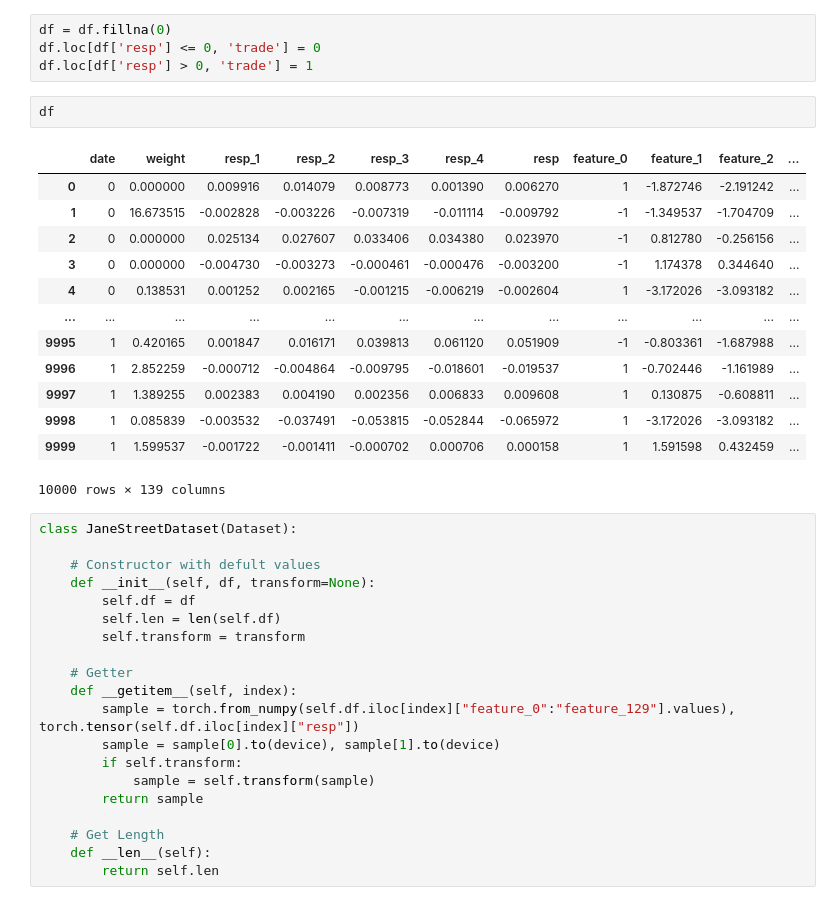
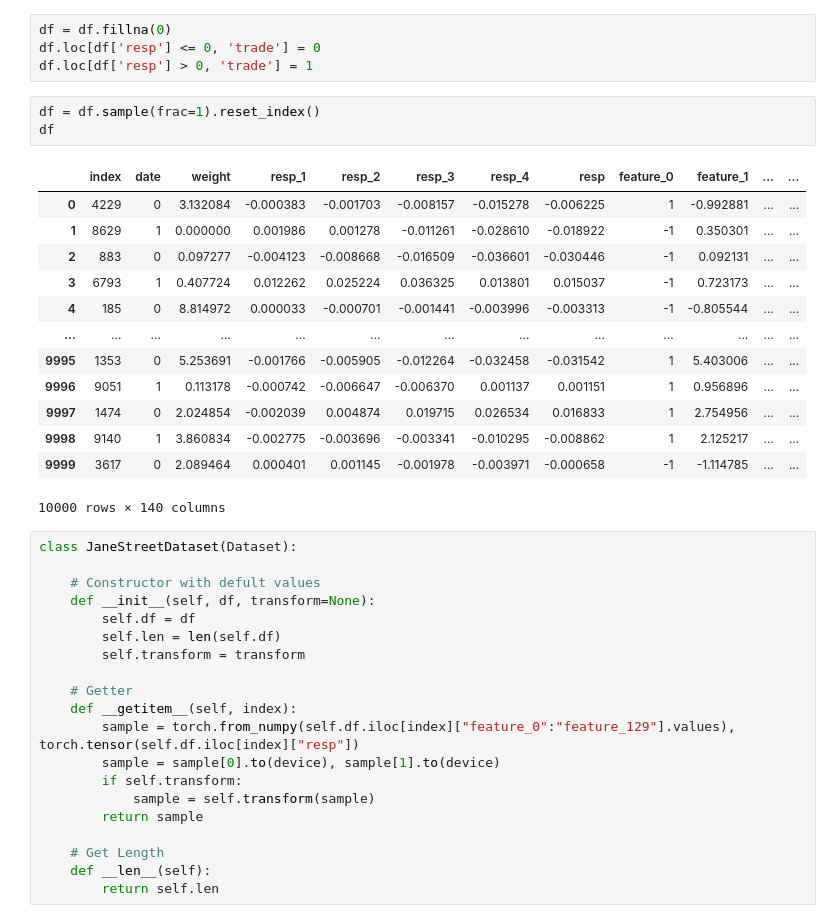
Before and after one commit to mcXrd/janestreet, a Jupyter notebook: janestreet_1.ipynb, the cells around one changed output. Saved outputs shown, nothing was run; the diff lists cells and outputs as text.

```diff
--- a/janestreet_1.ipynb
+++ b/janestreet_1.ipynb
@@ -18,22 +24,23 @@ df = pd.read_csv("/home/vaclavmatejka/devel/janestreet/jane-street-market-predic
 df = df.fillna(0)
 df.loc[df['resp'] <= 0, 'trade'] = 0
 df.loc[df['resp'] > 0, 'trade'] = 1
-# %%
-df
-# %% [output]
-|  | date | weight | resp_1 | resp_2 | resp_3 | resp_4 | resp | feature_0 | feature_1 | feature_2 | ... |
-| 0 | 0 | 0.000000 | 0.009916 | 0.014079 | 0.008773 | 0.001390 | 0.006270 | 1 | -1.872746 | -2.191242 | ... |
-| 1 | 0 | 16.673515 | -0.002828 | -0.003226 | -0.007319 | -0.011114 | -0.009792 | -1 | -1.349537 | -1.704709 | ... |
-| 2 | 0 | 0.000000 | 0.025134 | 0.027607 | 0.033406 | 0.034380 | 0.023970 | -1 | 0.812780 | -0.256156 | ... |
-| 3 | 0 | 0.000000 | -0.004730 | -0.003273 | -0.000461 | -0.000476 | -0.003200 | -1 | 1.174378 | 0.344640 | ... |
-| 4 | 0 | 0.138531 | 0.001252 | 0.002165 | -0.001215 | -0.006219 | -0.002604 | 1 | -3.172026 | -3.093182 | ... |
-| ... | ... | ... | ... | ... | ... | ... | ... | ... | ... | ... | ... |
-| 9995 | 1 | 0.420165 | 0.001847 | 0.016171 | 0.039813 | 0.061120 | 0.051909 | -1 | -0.803361 | -1.687988 | ... |
-| 9996 | 1 | 2.852259 | -0.000712 | -0.004864 | -0.009795 | -0.018601 | -0.019537 | 1 | -0.702446 | -1.161989 | ... |
-| 9997 | 1 | 1.389255 | 0.002383 | 0.004190 | 0.002356 | 0.006833 | 0.009608 | 1 | 0.130875 | -0.608811 | ... |
-| 9998 | 1 | 0.085839 | -0.003532 | -0.037491 | -0.053815 | -0.052844 | -0.065972 | 1 | -3.172026 | -3.093182 | ... |
-| 9999 | 1 | 1.599537 | -0.001722 | -0.001411 | -0.000702 | 0.000706 | 0.000158 | 1 | 1.591598 | 0.432459 | ... |
-10000 rows × 139 columns
+# %%
+df = df.sample(frac=1).reset_index()
+df
+# %% [output]
+|  | index | date | weight | resp_1 | resp_2 | resp_3 | resp_4 | resp | feature_0 | feature_1 | ... | ... |
+| 0 | 4229 | 0 | 3.132084 | -0.000383 | -0.001703 | -0.008157 | -0.015278 | -0.006225 | 1 | -0.992881 | ... | ... |
+| 1 | 8629 | 1 | 0.000000 | 0.001986 | 0.001278 | -0.011261 | -0.028610 | -0.018922 | -1 | 0.350301 | ... | ... |
+| 2 | 883 | 0 | 0.097277 | -0.004123 | -0.008668 | -0.016509 | -0.036601 | -0.030446 | -1 | 0.092131 | ... | ... |
+| 3 | 6793 | 1 | 0.407724 | 0.012262 | 0.025224 | 0.036325 | 0.013801 | 0.015037 | -1 | 0.723173 | ... | ... |
+| 4 | 185 | 0 | 8.814972 | 0.000033 | -0.000701 | -0.001441 | -0.003996 | -0.003313 | -1 | -0.805544 | ... | ... |
+| ... | ... | ... | ... | ... | ... | ... | ... | ... | ... | ... | ... | ... |
+| 9995 | 1353 | 0 | 5.253691 | -0.001766 | -0.005905 | -0.012264 | -0.032458 | -0.031542 | 1 | 5.403006 | ... | ... |
+| 9996 | 9051 | 1 | 0.113178 | -0.000742 | -0.006647 | -0.006370 | 0.001137 | 0.001151 | 1 | 0.956896 | ... | ... |
+| 9997 | 1474 | 0 | 2.024854 | -0.002039 | 0.004874 | 0.019715 | 0.026534 | 0.016833 | 1 | 2.754956 | ... | ... |
+| 9998 | 9140 | 1 | 3.860834 | -0.002775 | -0.003696 | -0.003341 | -0.010295 | -0.008862 | 1 | 2.125217 | ... | ... |
+| 9999 | 3617 | 0 | 2.089464 | 0.000401 | 0.001145 | -0.001978 | -0.003971 | -0.000658 | -1 | -1.114785 | ... | ... |
+10000 rows × 140 columns
 # %%
 class JaneStreetDataset(Dataset):
 
```
Also changed, not shown: parts of 1 cell of this notebook, 4 other files.
